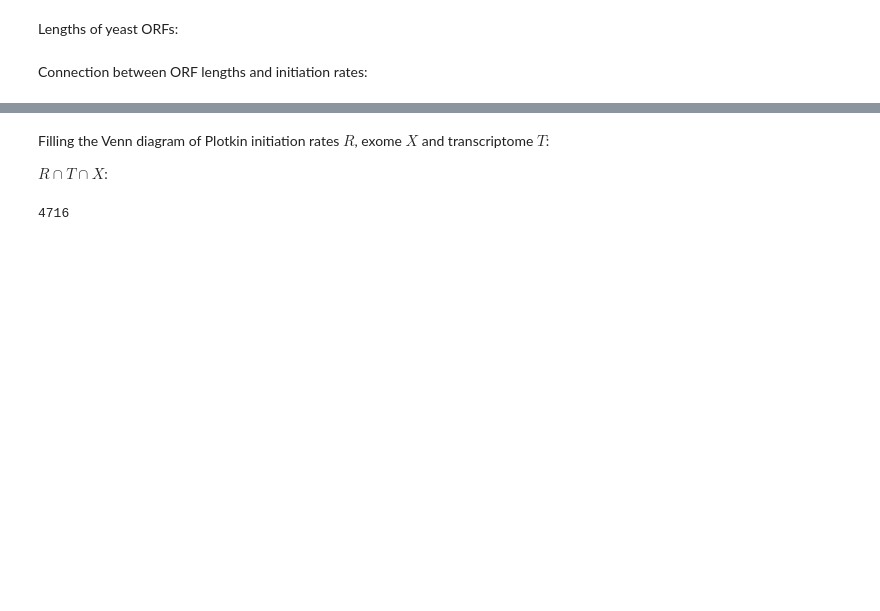
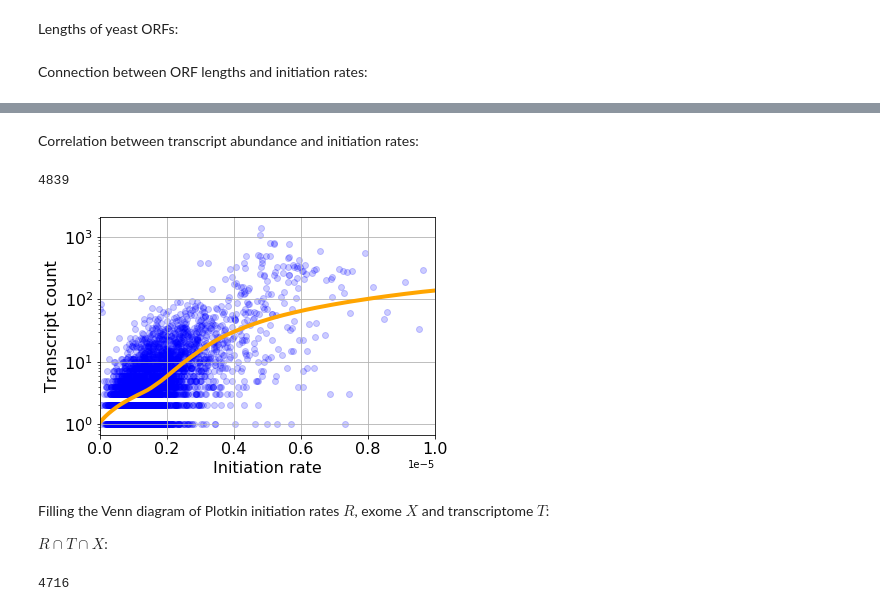
Before and after one commit to gittenberg/TRSL, a Jupyter notebook: workbooks/analyses/02 TRSL_data_analysis.ipynb, the cells around one changed output, grey strips where cells are left out. Drawn from its saved outputs; the diff is of its cells as text; code cells hidden in the pictures; blank space fills up the shorter version.

Commit message:
Scatter plot transcript count vs. initiation rate

```diff
--- a/workbooks/analyses/02 TRSL_data_analysis.ipynb
+++ b/workbooks/analyses/02 TRSL_data_analysis.ipynb
@@ -149,0 +150,4 @@ plt.show()
+# %% [markdown]
+Correlation between transcript abundance and initiation rates:
+# %%
+transcriptome_used = pkl.load(open("../../parameters/transcriptome_shah.p"))
@@ -150,3 +205,9 @@ plt.show()
+# %%
+scatter_dicts(plotkin_ips, transcriptome_used, xaxislabel='Initiation rate', yaxislabel='Transcript count',
+              fontsize=16, alpha=0.2, xlog=False, ylog=True, xmax=0.00001, ymax=False)
+# %% [output]
+4839
+[figure, added]
 # %% [markdown]
 Filling the Venn diagram of Plotkin initiation rates $R$, exome $X$ and transcriptome $T$:
 
```
Also changed, not shown: parts of 4 cells of this notebook.
